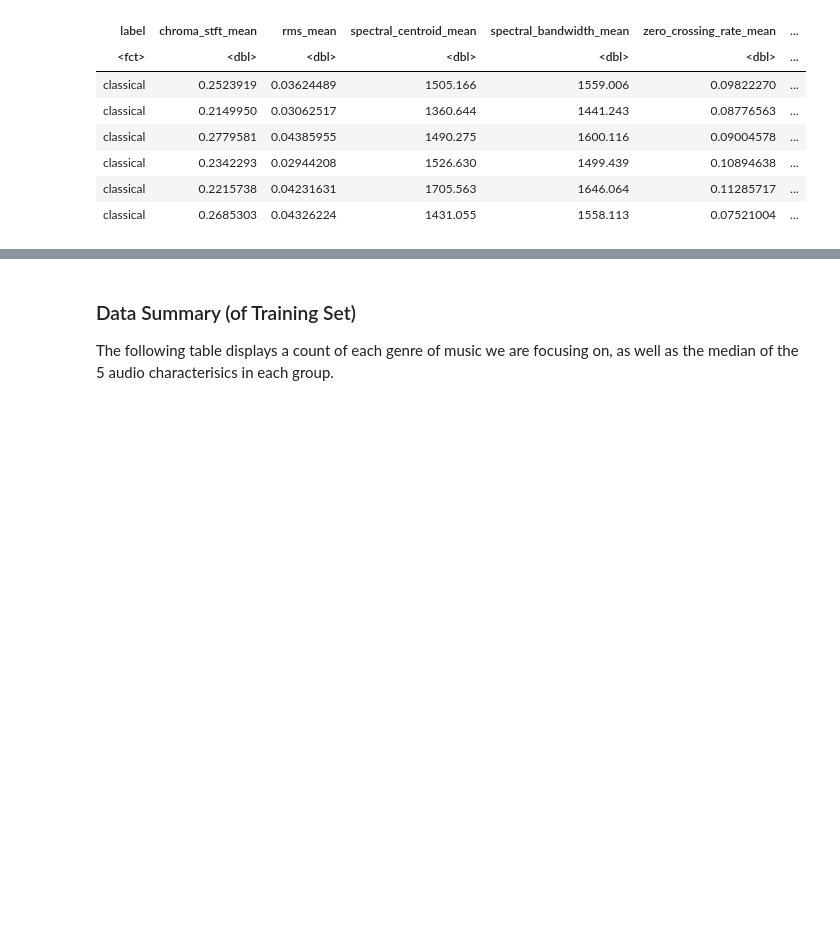
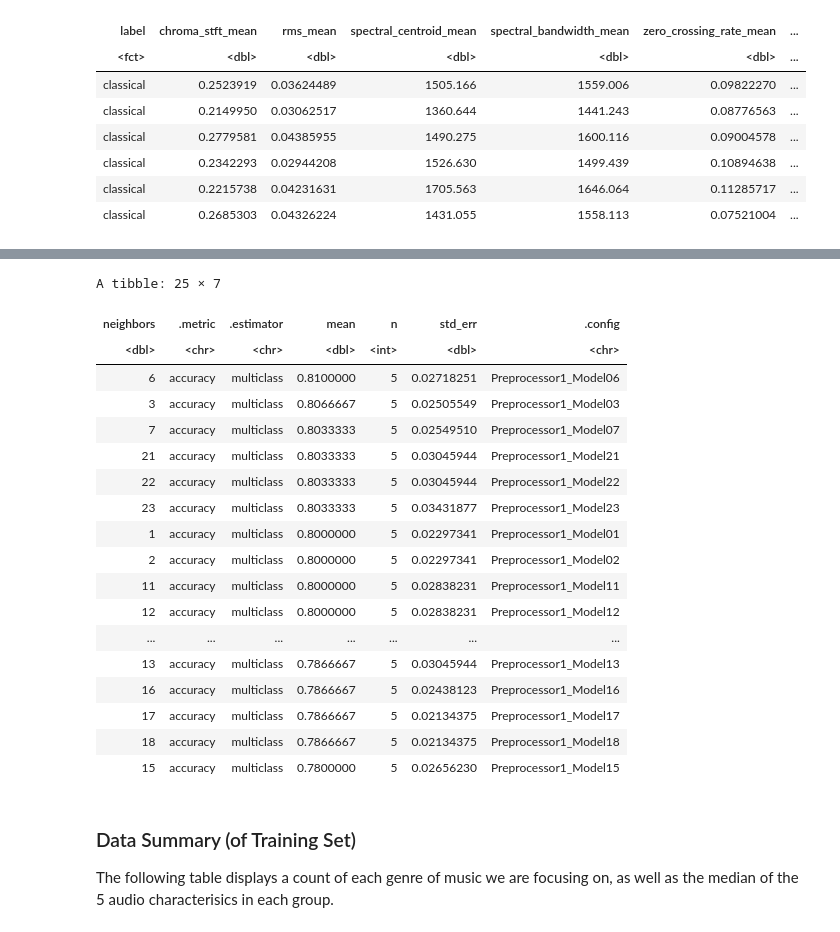
Before and after one commit to arthu-rguo/dsci-100-proj, a Jupyter notebook: ProTest.ipynb, the cells around one changed output, grey strips where cells are left out. Cells and saved outputs as stored; diff of their text form; code cells hidden in the pictures; blank space fills up the shorter version.

```diff
--- a/ProTest.ipynb
+++ b/ProTest.ipynb
@@ -143,3 +171,43 @@ A tibble: 10 × 3
+# %%
+music_vfold <- vfold_cv(music_training_data, v = 5, strata = label)
+
+knn_spec <- nearest_neighbor(weight_func = "rectangular", neighbors = tune()) |>
+    set_mode("classification") |>
+    set_engine("kknn")
+
+knn_recipe <- recipe(label ~ rms_mean+spectral_bandwidth_mean+chroma_stft_mean+zero_crossing_rate_mean+rms_var+zero_crossing_rate_var, data = music_training_data) |>
+            step_scale(all_predictors()) |>
+            step_center(all_predictors())
+
+music_fit_tune <- workflow() |>
+    add_recipe(knn_recipe) |>
+    add_model(knn_spec) |>
+    tune_grid(resamples = music_vfold, grid = tibble(neighbors = seq(from=1, to=25, by=1))) |>
+    collect_metrics() |>
+    filter(.metric == "accuracy") |>
+    arrange(desc(mean))
+
+music_fit_tune
+# %% [output]
+A tibble: 25 × 7
+| neighbors | .metric | .estimator | mean | n | std_err | .config |
+| <dbl> | <chr> | <chr> | <dbl> | <int> | <dbl> | <chr> |
+| 6 | accuracy | multiclass | 0.8100000 | 5 | 0.02718251 | Preprocessor1_Model06 |
+| 3 | accuracy | multiclass | 0.8066667 | 5 | 0.02505549 | Preprocessor1_Model03 |
+| 7 | accuracy | multiclass | 0.8033333 | 5 | 0.02549510 | Preprocessor1_Model07 |
+| 21 | accuracy | multiclass | 0.8033333 | 5 | 0.03045944 | Preprocessor1_Model21 |
+| 22 | accuracy | multiclass | 0.8033333 | 5 | 0.03045944 | Preprocessor1_Model22 |
+| 23 | accuracy | multiclass | 0.8033333 | 5 | 0.03431877 | Preprocessor1_Model23 |
+| 1 | accuracy | multiclass | 0.8000000 | 5 | 0.02297341 | Preprocessor1_Model01 |
+| 2 | accuracy | multiclass | 0.8000000 | 5 | 0.02297341 | Preprocessor1_Model02 |
+| 11 | accuracy | multiclass | 0.8000000 | 5 | 0.02838231 | Preprocessor1_Model11 |
+| 12 | accuracy | multiclass | 0.8000000 | 5 | 0.02838231 | Preprocessor1_Model12 |
+| ... | ... | ... | ... | ... | ... | ... |
+| 13 | accuracy | multiclass | 0.7866667 | 5 | 0.03045944 | Preprocessor1_Model13 |
+| 16 | accuracy | multiclass | 0.7866667 | 5 | 0.02438123 | Preprocessor1_Model16 |
+| 17 | accuracy | multiclass | 0.7866667 | 5 | 0.02134375 | Preprocessor1_Model17 |
+| 18 | accuracy | multiclass | 0.7866667 | 5 | 0.02134375 | Preprocessor1_Model18 |
+| 15 | accuracy | multiclass | 0.7800000 | 5 | 0.02656230 | Preprocessor1_Model15 |
 # %% [markdown]
 ### Data Summary (of Training Set)
 The following table displays a count of each genre of music we are focusing on, as well as the median of the 5 audio characterisics in each group.
```
Also changed, not shown: parts of 6 cells of this notebook.
